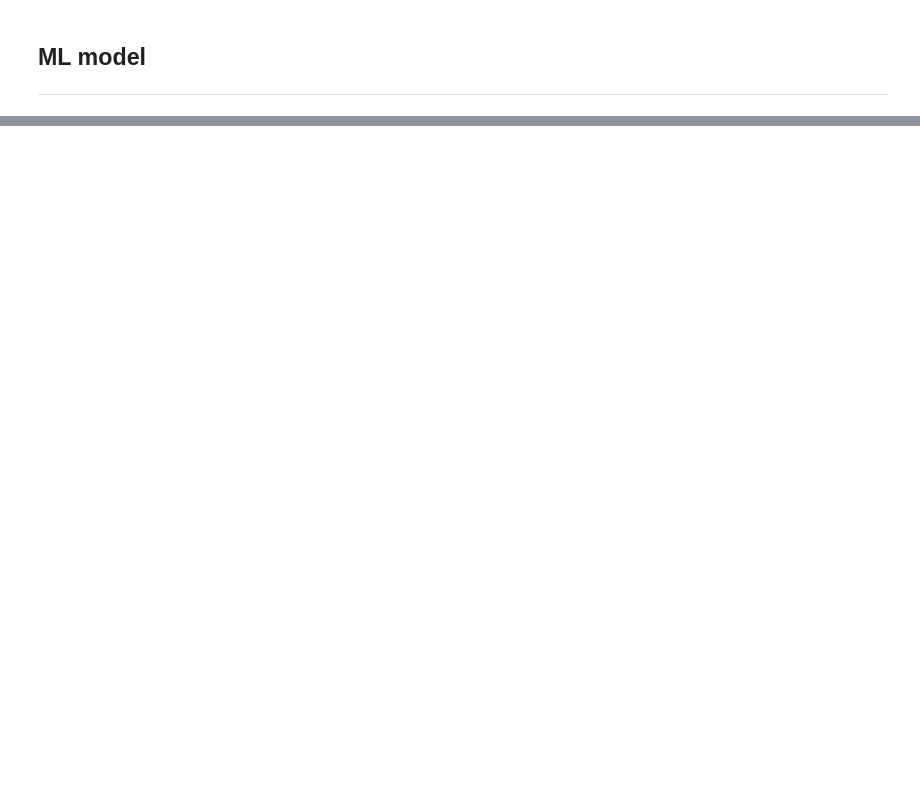
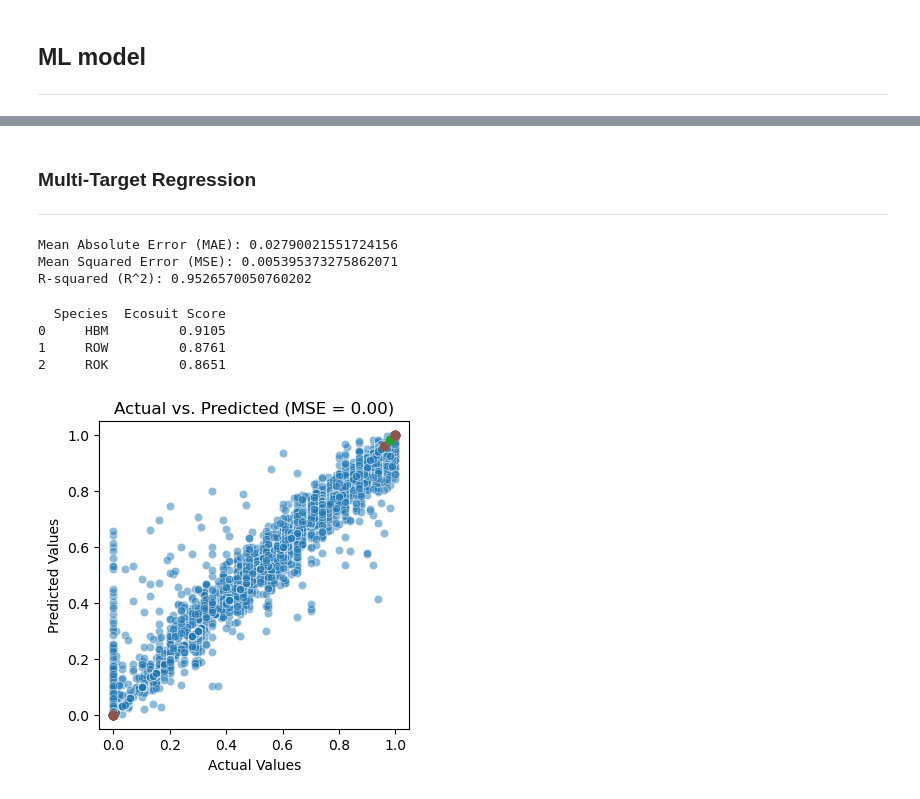
Before and after one commit to dougaltoms/Rewilder, a Jupyter notebook: dev.ipynb, the cells around one changed output, grey strips where cells are left out. Saved outputs shown, nothing was run; the diff lists cells and outputs as text; code cells hidden in the pictures; blank space fills up the shorter version.

```diff
--- a/dev.ipynb
+++ b/dev.ipynb
@@ -418,0 +417,70 @@ from sklearn.preprocessing import OneHotEncoder
+# %% [markdown]
+### Multi-Target Regression
+---
+# %%
+df_pivot = df3.pivot_table(index=['latitude', 'longitude', 'accumulated_temperature', 'soil_moisture_regime', 'soil_nutrient_regime'], columns='species', values='ecosuit')
+df_pivot = df_pivot.reset_index()
+# %%
+from sklearn.ensemble import RandomForestRegressor
+from sklearn.model_selection import train_test_split
+from sklearn.metrics import mean_absolute_error, mean_squared_error, r2_score
+
+X = df_pivot[['latitude', 'longitude','accumulated_temperature', 'soil_moisture_regime', 'soil_nutrient_regime']]
+y = df_pivot[['AH', 'ASP', 'BPO', 'CAR', 'HBM', 'PBI', 'POK', 'ROK', 'ROW', 'SBI', 'SC', 'SLI', 'SOK', 'SP', 'WCH', 'WEM']]
+
+X_train, X_test, y_train, y_test = train_test_split(X, y, test_size=0.2, random_state=42)
+
+model = RandomForestRegressor(n_estimators=100, random_state=42)
+model.fit(X_train, y_train)
+
+y_pred = model.predict(X_test)
+
+mae = mean_absolute_error(y_test, y_pred, multioutput='uniform_average')
+mse = mean_squared_error(y_test, y_pred, multioutput='uniform_average')
+r2 = r2_score(y_test, y_pred, multioutput='uniform_average')
+
+print(f"Mean Absolute Error (MAE): {mae}")
+print(f"Mean Squared Error (MSE): {mse}")
+print(f"R-squared (R^2): {r2}")
+# %% [output]
+Mean Absolute Error (MAE): 0.02790021551724156
+Mean Squared Error (MSE): 0.005395373275862071
+R-squared (R^2): 0.9526570050760202
+# %%
+new_data = pd.DataFrame({
+    'latitude': [56],
+    'longitude': [2],
+    'accumulated_temperature': [2100],
+    'soil_moisture_regime': [4],
+    'soil_nutrient_regime': [4]
+})
+
+predicted_scores = model.predict(new_data)
+predicted_df = pd.DataFrame(predicted_scores, columns=['AH', 'ASP', 'BPO', 'CAR', 'HBM', 'PBI', 'POK', 'ROK', 'ROW', 'SBI', 'SC', 'SLI', 'SOK', 'SP', 'WCH', 'WEM'])
+
+top_species = predicted_df.T.nlargest(3, 0).reset_index()
+top_species.columns = ['Species', 'Ecosuit Score']
+
+print(top_species)
+# %% [output]
+  Species  Ecosuit Score
+0     HBM         0.9105
+1     ROW         0.8761
+2     ROK         0.8651
+# %%
+from sklearn.metrics import mean_squared_error
+import matplotlib.pyplot as plt
+
+y_pred = model.predict(X)
+mse = mean_squared_error(y, y_pred)
+
+# Plot
+plt.figure(figsize=(4, 4))
+plt.scatter(y, y_pred, alpha=0.5, edgecolors='w', linewidth=0.5)
+plt.plot([y.min(), y.max()], [y.min(), y.max()], 'k--', lw=2)
+plt.title(f'Actual vs. Predicted (MSE = {mse:.2f})')
+plt.xlabel('Actual Values')
+plt.ylabel('Predicted Values')
+plt.show()
+# %% [output]
+[figure, added]
```
Also changed, not shown: parts of 16 cells of this notebook.
